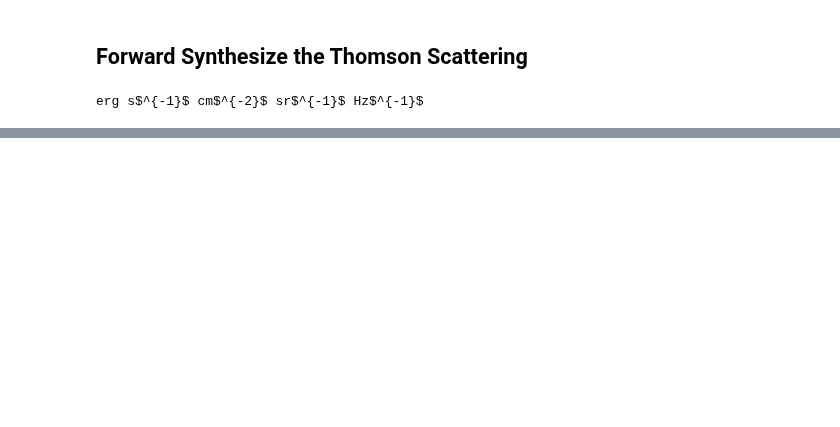
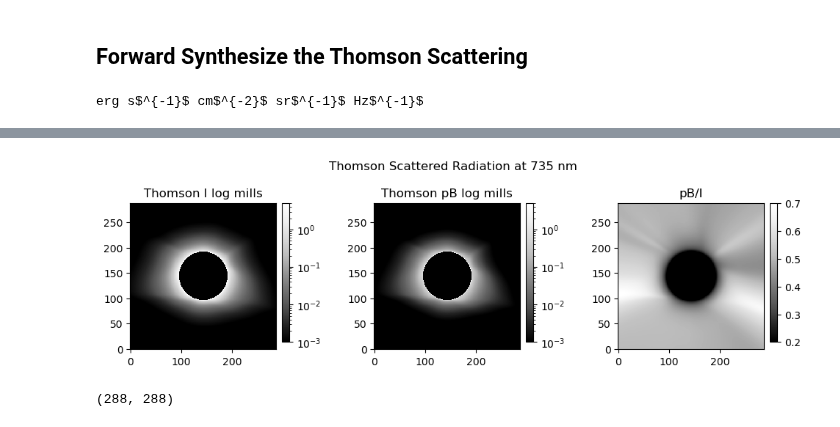
Before and after one commit to tschad/pycelp, a Jupyter notebook: examples/Example_PSI_Thomson_Synthesis.ipynb, the cells around one changed output, grey strips where cells are left out. Saved outputs shown, nothing was run; the diff lists cells and outputs as text; code cells hidden in the pictures; blank space fills up the shorter version.

```diff
--- a/examples/Example_PSI_Thomson_Synthesis.ipynb
+++ b/examples/Example_PSI_Thomson_Synthesis.ipynb
@@ -473,0 +489,31 @@ fig.tight_layout()
+# %%
+fig,ax = plt.subplots(1,3,figsize = (10,3.) )
+ax = ax.flatten()
+
+cmap = plt.get_cmap('Greys_r')
+cmap.set_bad('black')
+im0 = ax[0].imshow(Ithomson,norm = LogNorm(),cmap = cmap)
+im1 = ax[1].imshow(-pBthomson,norm = LogNorm(),cmap = cmap)
+im2 = ax[2].imshow(-pBthomson/Ithomson,cmap = cmap)
+im0.set_clim(0.001,5)
+im1.set_clim(0.001,5)
+im2.set_clim(0.2,0.7)
+
+cbars = []
+for axi in ax:
+ cax = axi.inset_axes([1.04, 0.05, 0.05, 0.95], transform=axi.transAxes)
+ cbar1 = fig.colorbar(axi.get_images()[0],ax=axi,cax=cax)
+ cbars.append(cbar1)
+
+ax[0].set_title('Thomson I log mills')
+ax[1].set_title('Thomson pB log mills')
+ax[2].set_title('pB/I')
+
+fig.suptitle('Thomson Scattered Radiation at 735 nm')
+fig.tight_layout()
+# %% [output]
+[figure, added]
+# %%
+Ithomson.shape
+# %% [output]
+(288, 288)
```
Also changed, not shown: parts of 9 cells of this notebook, 3 other files.
